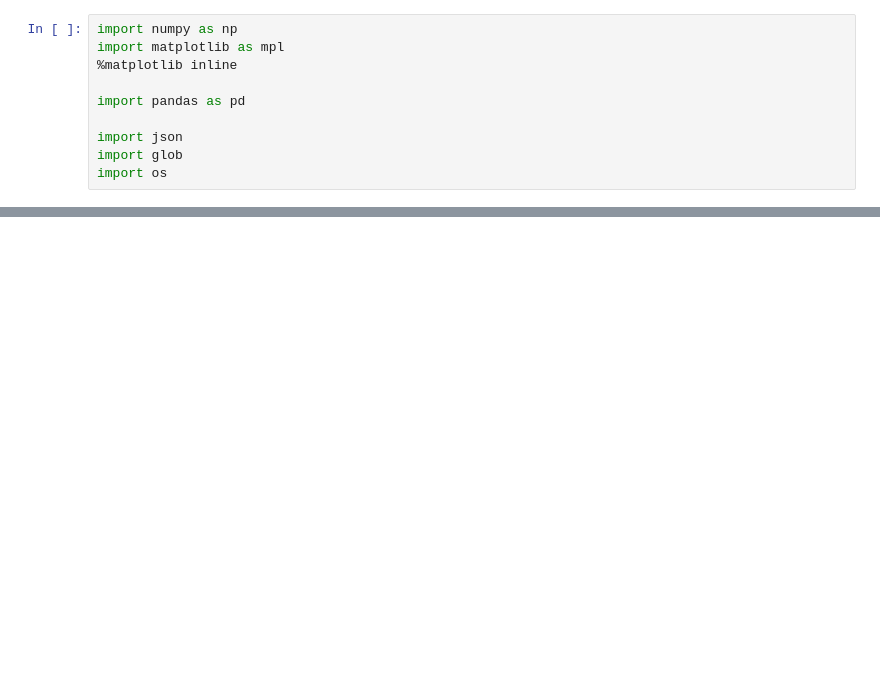
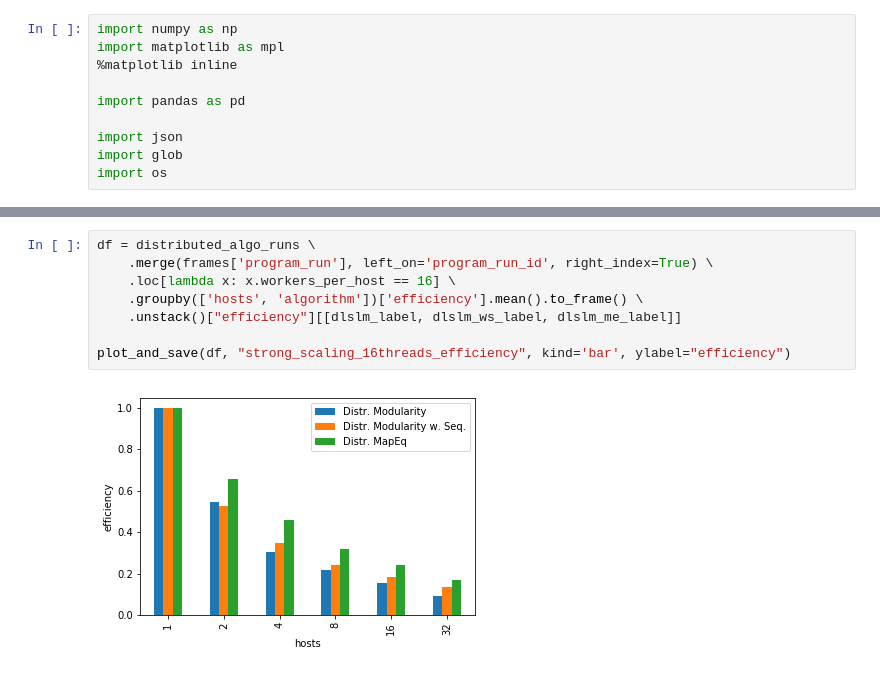
Before and after one commit to kit-algo/distributed_clustering_thrill, a Jupyter notebook: analysis/Paper - Strong Scaling.ipynb, the cells around one changed output, grey strips where cells are left out. Saved outputs shown, nothing was run; the diff lists cells and outputs as text; blank space fills up the shorter version.

```diff
--- a/analysis/Paper - Strong Scaling.ipynb
+++ b/analysis/Paper - Strong Scaling.ipynb
@@ -40,0 +74,10 @@ distributed_algo_runs \
+# %%
+df = distributed_algo_runs \
+    .merge(frames['program_run'], left_on='program_run_id', right_index=True) \
+    .loc[lambda x: x.workers_per_host == 16] \
+    .groupby(['hosts', 'algorithm'])['efficiency'].mean().to_frame() \
+    .unstack()["efficiency"][[dlslm_label, dlslm_ws_label, dlslm_me_label]]
+
+plot_and_save(df, "strong_scaling_16threads_efficiency", kind='bar', ylabel="efficiency")
+# %% [output]
+[figure, added]
```
Also changed, not shown: parts of 8 cells of this notebook.
